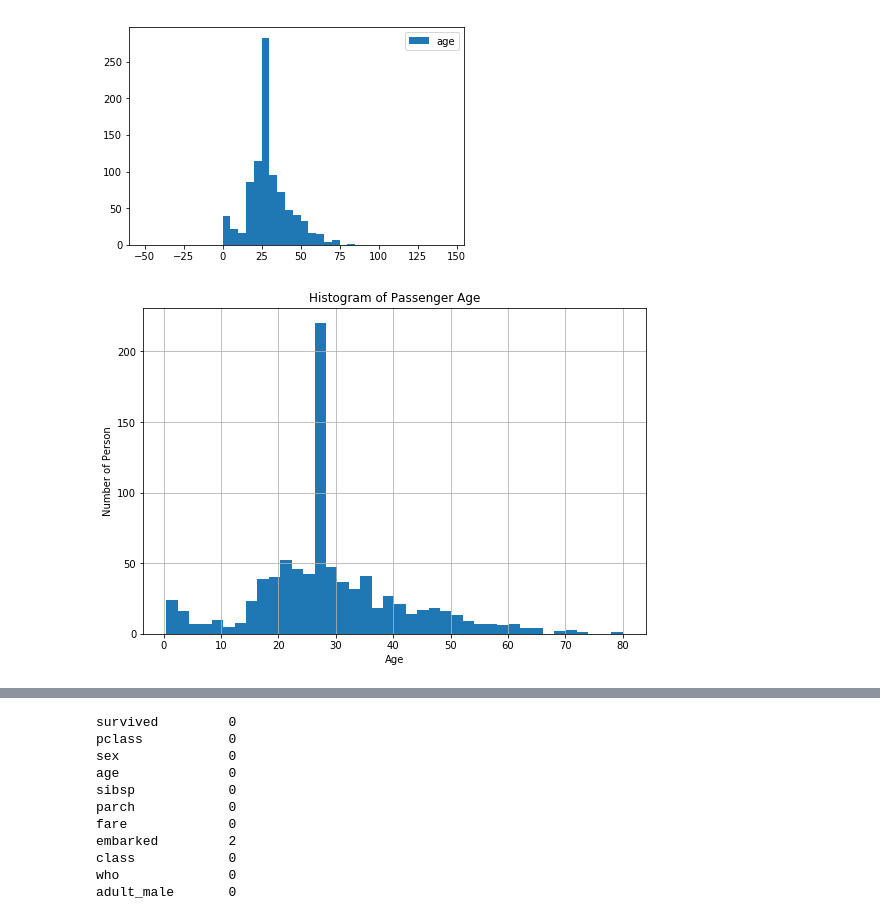
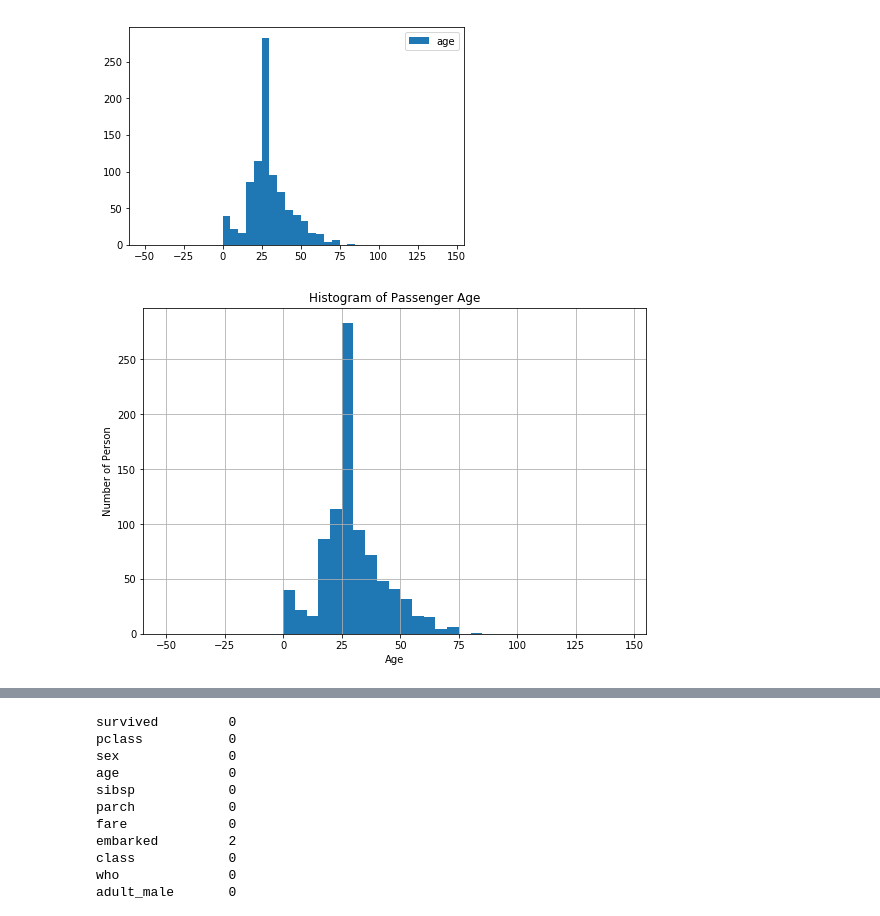
Before and after one commit to rohailkhan/titanic_data_analysis, a Jupyter notebook: Titanic Data analysis.ipynb, the cells around one changed output, grey strips where cells are left out. Saved outputs shown, nothing was run; the diff lists cells and outputs as text; code cells hidden in the pictures.

```diff
--- a/Titanic Data analysis.ipynb
+++ b/Titanic Data analysis.ipynb
@@ -191,9 +196,9 @@ plt.legend()
 # %%
 titanic.hist(column='age',    # Column to plot
                    figsize=(9,6),   # Plot size
-                   bins=40)
+                   bins=np.arange(-50,150,5))
 plt.xlabel("Age")
 plt.ylabel("Number of Person")
 plt.title("Histogram of Passenger Age");
 # %% [output]
-[figure, old version]
+[figure, new version]
```
Also changed, not shown: parts of 12 cells of this notebook.
